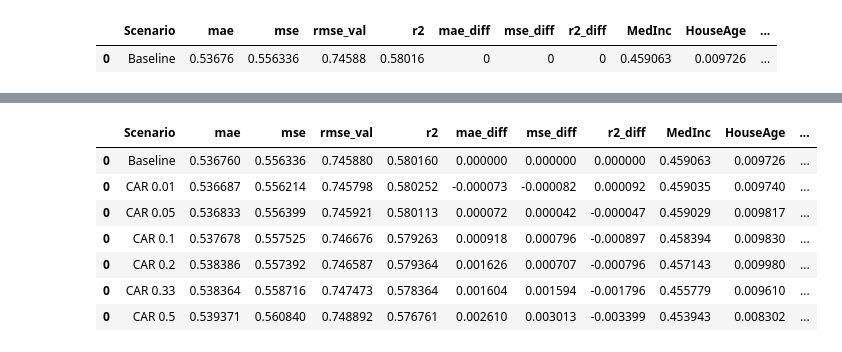
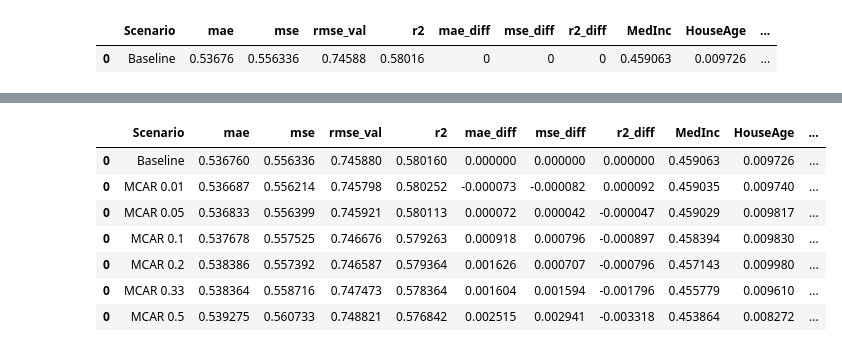
Before and after one commit to andrewmejia600/DS7333, a Jupyter notebook: CASE_STUDY_10/Case 10 Imputation.ipynb, the cells around one changed output, grey strips where cells are left out. Drawn from its saved outputs; the diff is of its cells as text; code cells hidden in the pictures.

```diff
--- a/CASE_STUDY_10/Case 10 Imputation.ipynb
+++ b/CASE_STUDY_10/Case 10 Imputation.ipynb
@@ -15,8 +15,10 @@ def rand_msng(feat_msng, df_obj, frac_msng=0.3, rand_state=99):
         df_msng = df_obj.sample(frac=frac_msng, random_state=rand_state)
         df_not_msng = df_obj[~df_obj.isin(df_msng)].dropna()
         df_msng[feat_msng] = np.nan
-        df_msng[feat_msng] = df_msng[feat_msng].fillna(df_not_msng[feat_msng].median())
+        #concatenate the not missing with the missing dataframe
         df_new = pd.concat([df_msng, df_not_msng])
+        #note that we only compute the median of the training data and apply to all missing data to avoid leakage
+        df_new[feat_msng] = df_new[feat_msng].fillna(df_new[feat_msng].iloc[train_index].median())
         df_new = df_new.sort_index()
 
     except:
@@ -24,7 +26,7 @@ def rand_msng(feat_msng, df_obj, frac_msng=0.3, rand_state=99):
 
     return df_new
 
-def add_to_results_df(df_full_res, frac, reg_obj, y_tst, y_predict):
+def add_to_results_df(scenario, df_full_res, frac, reg_obj, y_tst, y_predict):
 
         #get coefficients and feature names into dataframe
         df_coeff = pd.DataFrame()
@@ -47,7 +49,7 @@ def add_to_results_df(df_full_res, frac, reg_obj, y_tst, y_predict):
         mse_diff = mse-orig_mse
         rsme_diff = rmse_val-orig_rmse_val
         r2_diff = r2-orig_r2
-        tmp_dict = {'Scenario': 'CAR {}'.format(frac),'mae': mae, 'mse': mse, 'rmse_val':rmse_val, 'r2':r2, 'mae_diff':mae_diff, 'mse_diff':rsme_diff, 'r2_diff':r2_diff}
+        tmp_dict = {'Scenario': '{0} {1}'.format(scenario,frac),'mae': mae, 'mse': mse, 'rmse_val':rmse_val, 'r2':r2, 'mae_diff':mae_diff, 'mse_diff':rsme_diff, 'r2_diff':r2_diff}
         data_dict.append(tmp_dict)
         df_metrics = pd.DataFrame(data_dict)
         #add coefficients to metrics
@@ -177,33 +186,33 @@ df_overall
 # %%
 msng_pcnt = [.01, .05, .1, .2, .33, .5]
-
+scen = 'MCAR'
 for i in msng_pcnt:
     #get the data with imputed values
     df_new_msng = rand_msng('HouseAge', df, i)
     #get into training and test
     train_set = df_new_msng.iloc[train_index]
     test_set = df_new_msng.iloc[test_index]
     X_train = train_set.iloc[:, 0:8].values # returns the data; excluding the target
     Y_train = train_set.iloc[:, -1].values # returns the target-only
     X_test = test_set.iloc[:, 0:8].values # ""
     Y_test = test_set.iloc[:, -1].values # ""
     #fit model
     reg = LinearRegression(normalize=True).fit(X_train, Y_train)
     #predict on test
     Y_pred = reg.predict(X_test)
     #get model metrics into overall results dataframe
-    df_overall = add_to_results_df(df_overall, i, reg, Y_test, Y_pred)
+    df_overall = add_to_results_df(scen, df_overall, i, reg, Y_test, Y_pred)
 
 df_overall
 # %% [output]
 |  | Scenario | mae | mse | rmse_val | r2 | mae_diff | mse_diff | r2_diff | MedInc | HouseAge | ... |
 | 0 | Baseline | 0.536760 | 0.556336 | 0.745880 | 0.580160 | 0.000000 | 0.000000 | 0.000000 | 0.459063 | 0.009726 | ... |
-| 0 | CAR 0.01 | 0.536687 | 0.556214 | 0.745798 | 0.580252 | -0.000073 | -0.000082 | 0.000092 | 0.459035 | 0.009740 | ... |
-| 0 | CAR 0.05 | 0.536833 | 0.556399 | 0.745921 | 0.580113 | 0.000072 | 0.000042 | -0.000047 | 0.459029 | 0.009817 | ... |
-| 0 | CAR 0.1 | 0.537678 | 0.557525 | 0.746676 | 0.579263 | 0.000918 | 0.000796 | -0.000897 | 0.458394 | 0.009830 | ... |
-| 0 | CAR 0.2 | 0.538386 | 0.557392 | 0.746587 | 0.579364 | 0.001626 | 0.000707 | -0.000796 | 0.457143 | 0.009980 | ... |
-| 0 | CAR 0.33 | 0.538364 | 0.558716 | 0.747473 | 0.578364 | 0.001604 | 0.001594 | -0.001796 | 0.455779 | 0.009610 | ... |
-| 0 | CAR 0.5 | 0.539371 | 0.560840 | 0.748892 | 0.576761 | 0.002610 | 0.003013 | -0.003399 | 0.453943 | 0.008302 | ... |
+| 0 | MCAR 0.01 | 0.536687 | 0.556214 | 0.745798 | 0.580252 | -0.000073 | -0.000082 | 0.000092 | 0.459035 | 0.009740 | ... |
+| 0 | MCAR 0.05 | 0.536833 | 0.556399 | 0.745921 | 0.580113 | 0.000072 | 0.000042 | -0.000047 | 0.459029 | 0.009817 | ... |
+| 0 | MCAR 0.1 | 0.537678 | 0.557525 | 0.746676 | 0.579263 | 0.000918 | 0.000796 | -0.000897 | 0.458394 | 0.009830 | ... |
+| 0 | MCAR 0.2 | 0.538386 | 0.557392 | 0.746587 | 0.579364 | 0.001626 | 0.000707 | -0.000796 | 0.457143 | 0.009980 | ... |
+| 0 | MCAR 0.33 | 0.538364 | 0.558716 | 0.747473 | 0.578364 | 0.001604 | 0.001594 | -0.001796 | 0.455779 | 0.009610 | ... |
+| 0 | MCAR 0.5 | 0.539275 | 0.560733 | 0.748821 | 0.576842 | 0.002515 | 0.002941 | -0.003318 | 0.453864 | 0.008272 | ... |
 # %%
 df_overall = df_overall.reset_index()
 # %%
```
Also changed, not shown: parts of 5 cells of this notebook.
